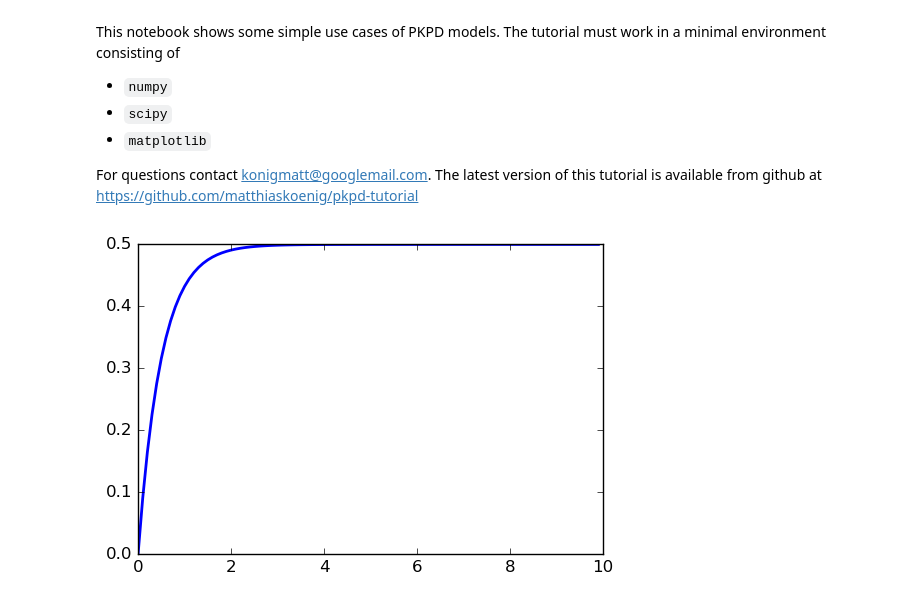
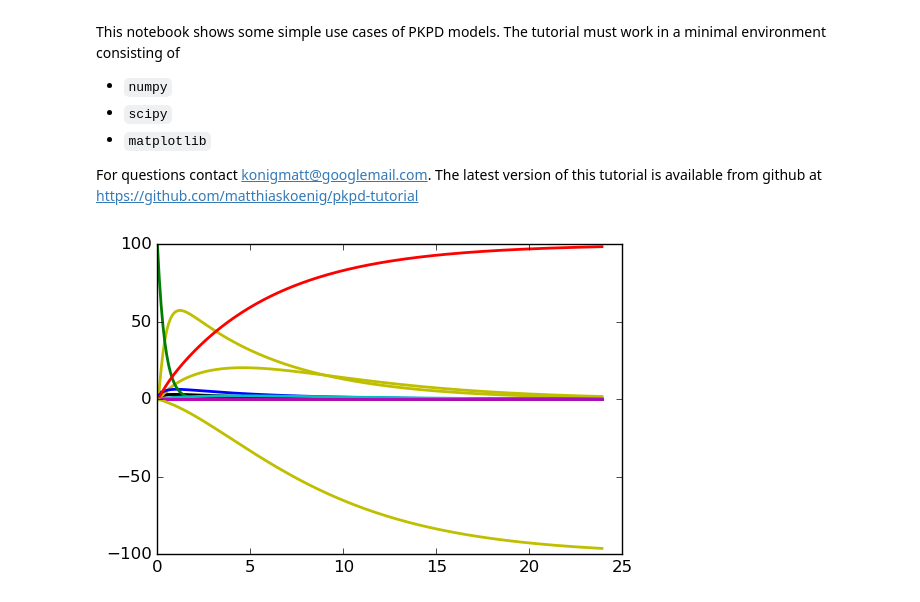
Before and after one commit to matthiaskoenig/pkpd-course, a Jupyter notebook: notebooks/pkpd-tutorial.ipynb, the cells around one changed output. Saved outputs shown, nothing was run; the diff lists cells and outputs as text; code cells hidden in the pictures.

```diff
--- a/notebooks/pkpd-tutorial.ipynb
+++ b/notebooks/pkpd-tutorial.ipynb
@@ -25,18 +25,12 @@ plt.rcParams.update({
         'ytick.labelsize': 'large',
     })
 # %%
-def simple_ode (x,t):
-    # define parameters
-    c = 1.0
-    k = 2.0
-    dxdt = c - k*x
-    return dxdt
+# import initial values, ode_system and names, run a test simulation
+import caffeine
+T = np.arange(0, 24, 0.1)  # [h]
+X = odeint(caffeine.dxdt, caffeine.X0, T)
 
-# intital condition and timespan
-T = np. arange (0 ,10 ,0.1)
-X0 = 0
-X = odeint ( simple_ode ,X0 ,T)
-plt.plot (T,X, linewidth =2)
-plt.show ()
+plt.plot(T, X, linewidth=2)
+plt.show()
 # %% [output]
-[figure, old version]
+[figure, new version]
```
Also changed, not shown: parts of 3 cells of this notebook, 2 other files.
